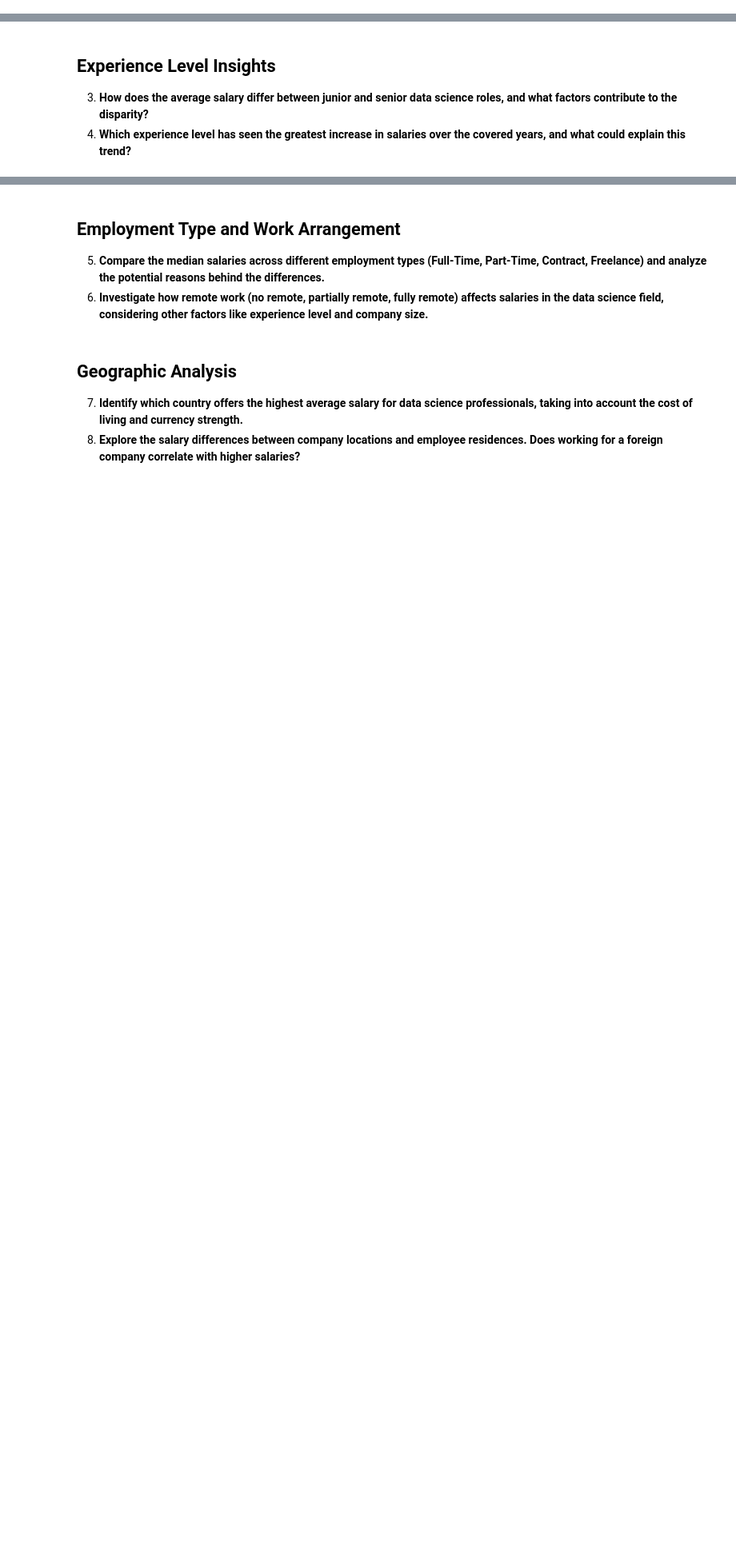
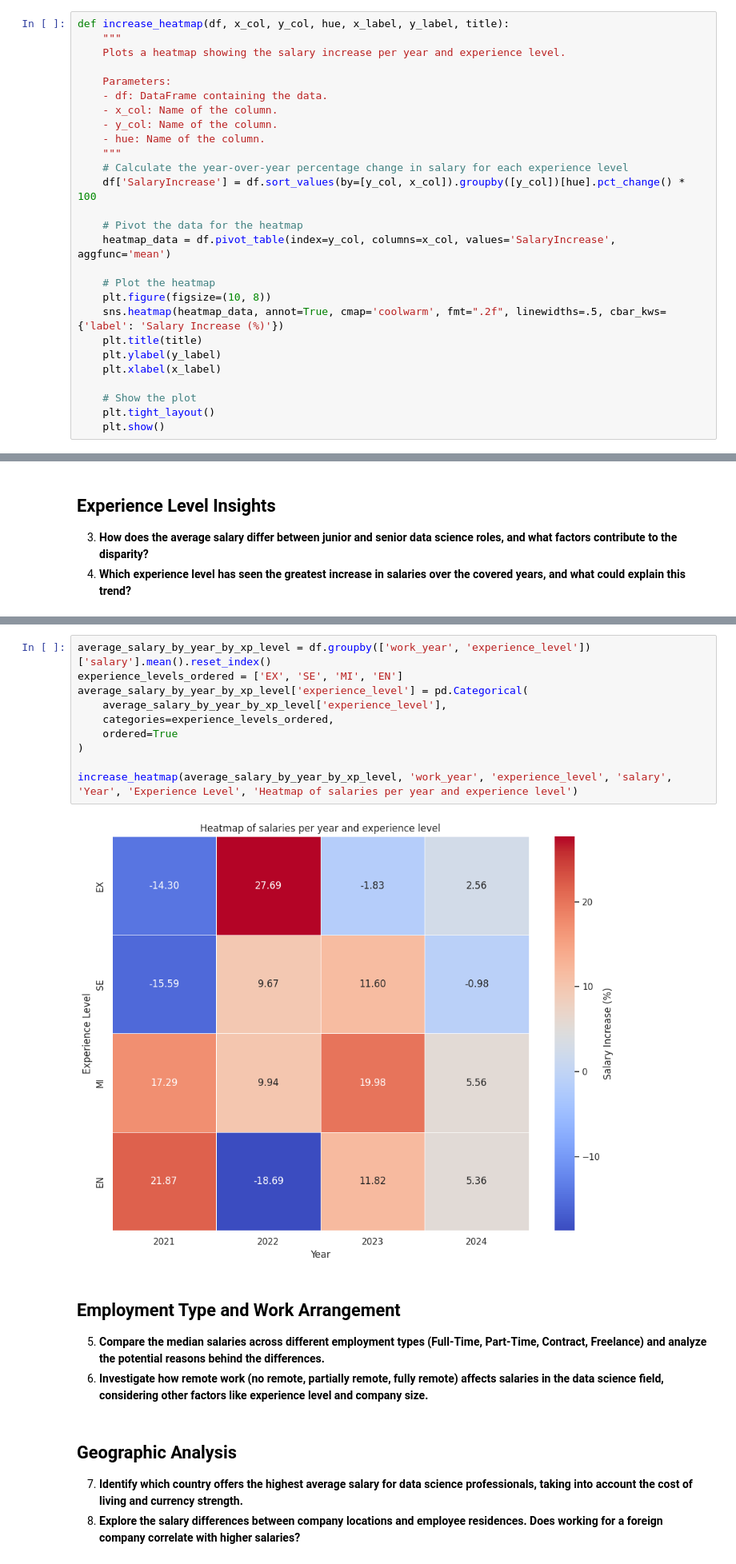
Before and after one commit to camilalobianco/DataScienceSalary, a Jupyter notebook: main.ipynb, the cells around one changed output, grey strips where cells are left out. Shown at 80% size. Saved outputs shown, nothing was run; the diff lists cells and outputs as text; blank space fills up the shorter version.

```diff
--- a/main.ipynb
+++ b/main.ipynb
@@ -100,3 +247,30 @@ df = remove_outliers_by_year(df, 'work_year')
+# %%
+def increase_heatmap(df, x_col, y_col, hue, x_label, y_label, title):
+    """
+    Plots a heatmap showing the salary increase per year and experience level.
+
+    Parameters:
+    - df: DataFrame containing the data.
+    - x_col: Name of the column.
+    - y_col: Name of the column.
+    - hue: Name of the column.
+    """
+    # Calculate the year-over-year percentage change in salary for each experience level
+    df['SalaryIncrease'] = df.sort_values(by=[y_col, x_col]).groupby([y_col])[hue].pct_change() * 100
+
+    # Pivot the data for the heatmap
+    heatmap_data = df.pivot_table(index=y_col, columns=x_col, values='SalaryIncrease', aggfunc='mean')
+
+    # Plot the heatmap
+    plt.figure(figsize=(10, 8))
+    sns.heatmap(heatmap_data, annot=True, cmap='coolwarm', fmt=".2f", linewidths=.5, cbar_kws={'label': 'Salary Increase (%)'})
+    plt.title(title)
+    plt.ylabel(y_label)
+    plt.xlabel(x_label)
+
+    # Show the plot
+    plt.tight_layout()
+    plt.show()
 # %% [markdown]
 ## Trend Analysis
 1. **How have average data science salaries evolved from 2020 to 2024?**
@@ -212,3 +325,15 @@ plt.show()
+# %%
+average_salary_by_year_by_xp_level = df.groupby(['work_year', 'experience_level'])['salary'].mean().reset_index()
+experience_levels_ordered = ['EX', 'SE', 'MI', 'EN']
+average_salary_by_year_by_xp_level['experience_level'] = pd.Categorical(
+    average_salary_by_year_by_xp_level['experience_level'],
+    categories=experience_levels_ordered,
+    ordered=True
+)
+
+increase_heatmap(average_salary_by_year_by_xp_level, 'work_year', 'experience_level', 'salary', 'Year', 'Experience Level', 'Heatmap of salaries per year and experience level')
+# %% [output]
+[figure, added]
 # %% [markdown]
 ## Employment Type and Work Arrangement
 5. **Compare the median salaries across different employment types (Full-Time, Part-Time, Contract, Freelance) and analyze the potential reasons behind the differences.**
```
Also changed, not shown: parts of 7 cells of this notebook, 2 other files.
